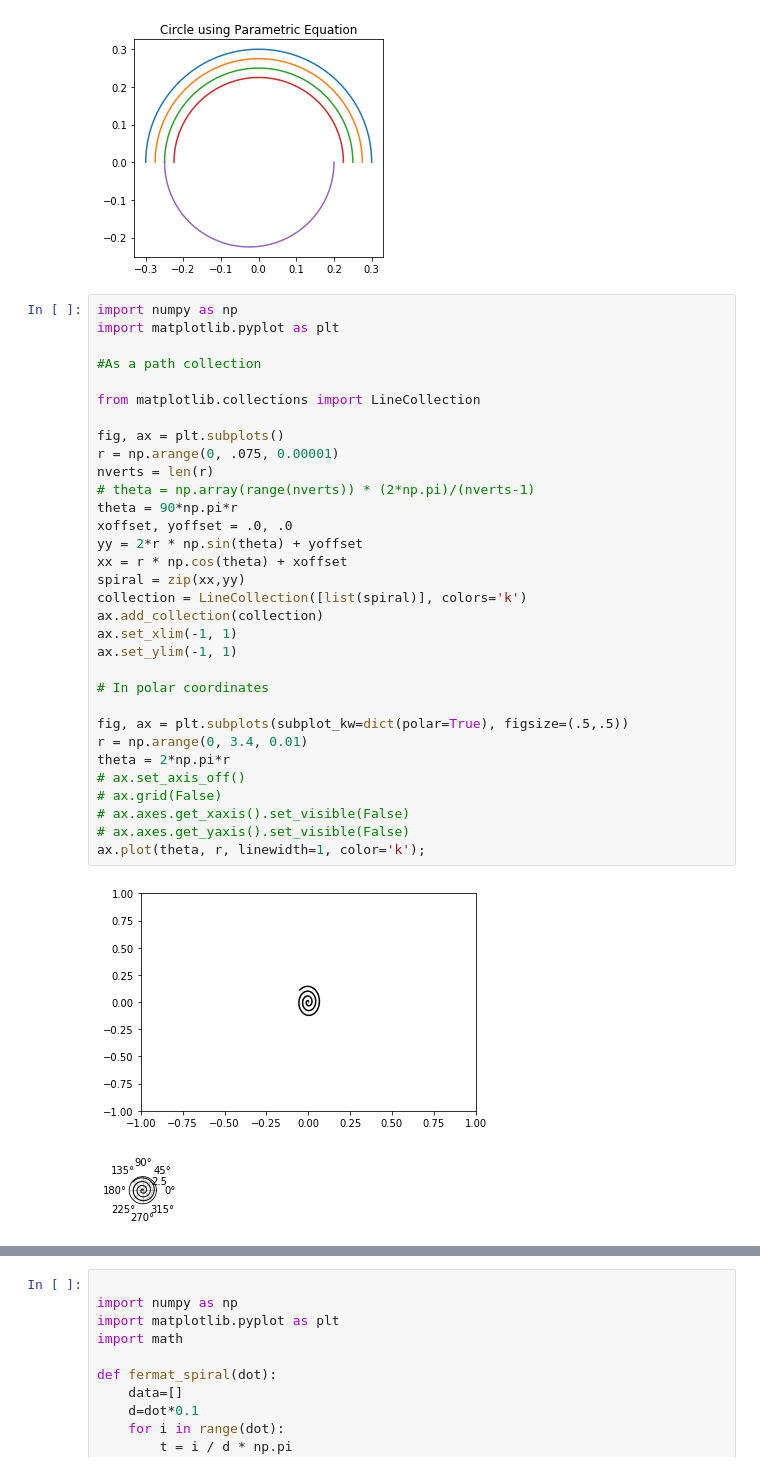
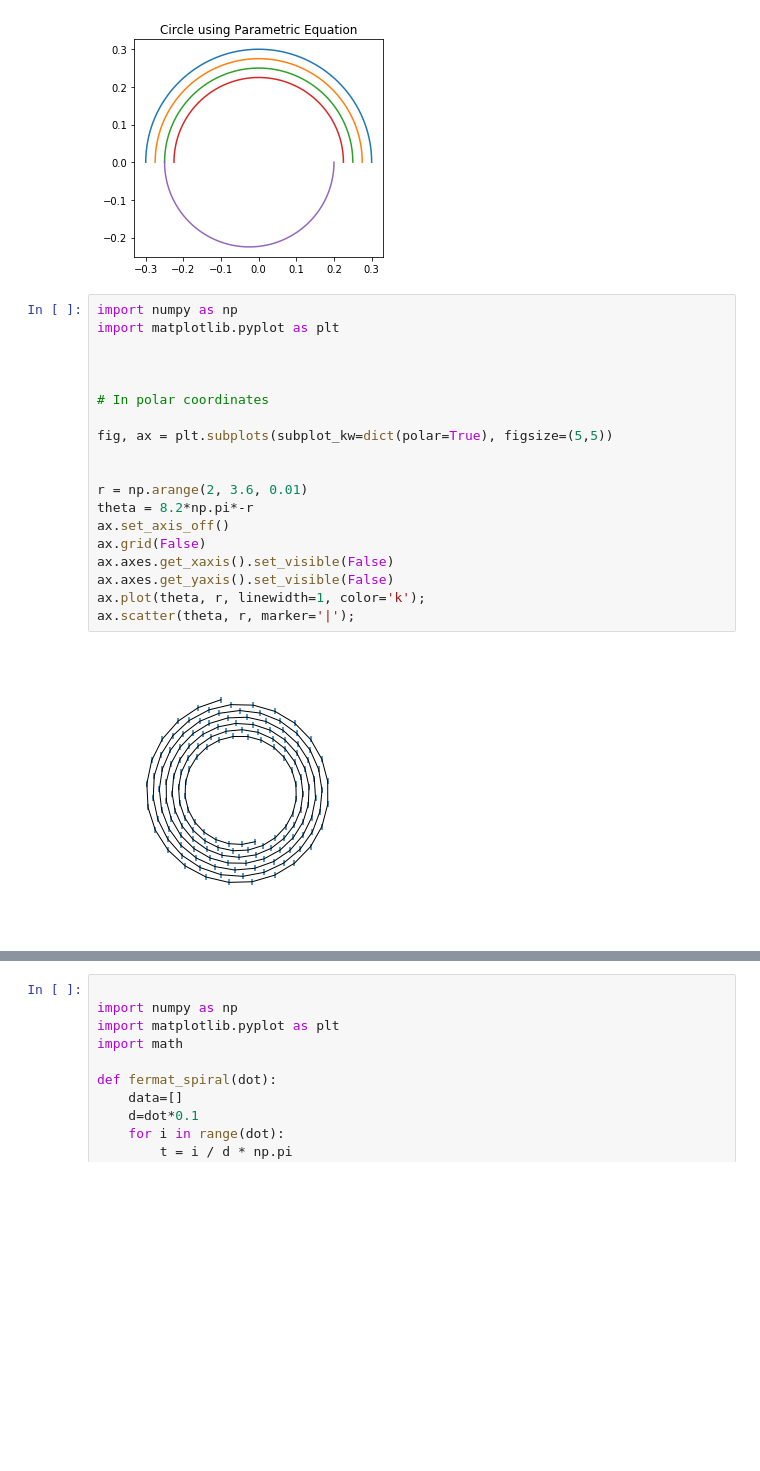
Before and after one commit to MaartenKool/CookBooks, a Jupyter notebook: SarosDial.ipynb, the cells around one changed output, grey strips where cells are left out. Drawn from its saved outputs; the diff is of its cells as text; blank space fills up the shorter version.

```diff
--- a/SarosDial.ipynb
+++ b/SarosDial.ipynb
@@ -61,35 +61,21 @@ plt.show()
 # %%
 import numpy as np
 import matplotlib.pyplot as plt
 
-#As a path collection
 
-from matplotlib.collections import LineCollection
-
-fig, ax = plt.subplots()
-r = np.arange(0, .075, 0.00001)
-nverts = len(r)
-# theta = np.array(range(nverts)) * (2*np.pi)/(nverts-1)
-theta = 90*np.pi*r
-xoffset, yoffset = .0, .0
-yy = 2*r * np.sin(theta) + yoffset
-xx = r * np.cos(theta) + xoffset
-spiral = zip(xx,yy)
-collection = LineCollection([list(spiral)], colors='k')
-ax.add_collection(collection)
-ax.set_xlim(-1, 1)
-ax.set_ylim(-1, 1)
 
 # In polar coordinates
 
-fig, ax = plt.subplots(subplot_kw=dict(polar=True), figsize=(.5,.5))
-r = np.arange(0, 3.4, 0.01)
-theta = 2*np.pi*r
-# ax.set_axis_off()
-# ax.grid(False)
-# ax.axes.get_xaxis().set_visible(False)
-# ax.axes.get_yaxis().set_visible(False)
+fig, ax = plt.subplots(subplot_kw=dict(polar=True), figsize=(5,5))
+
+
+r = np.arange(2, 3.6, 0.01)
+theta = 8.2*np.pi*-r
+ax.set_axis_off()
+ax.grid(False)
+ax.axes.get_xaxis().set_visible(False)
+ax.axes.get_yaxis().set_visible(False)
 ax.plot(theta, r, linewidth=1, color='k');
+ax.scatter(theta, r, marker='|');
 # %% [output]
-[figure, old version]
+[figure, new version]
-[figure, removed]
```
Also changed, not shown: parts of 7 cells of this notebook.
